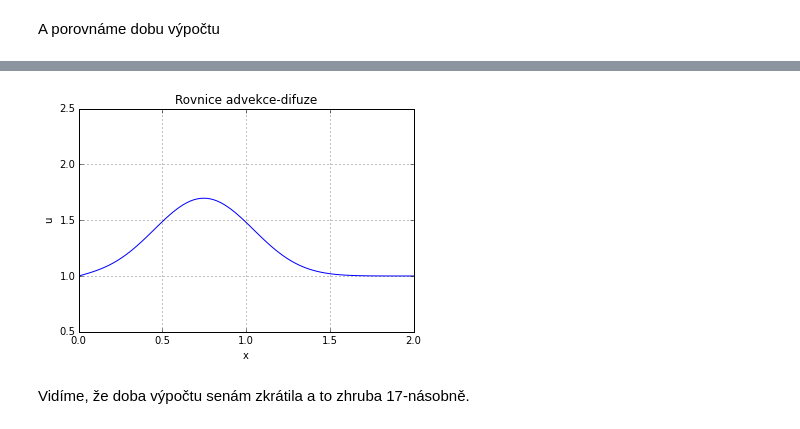
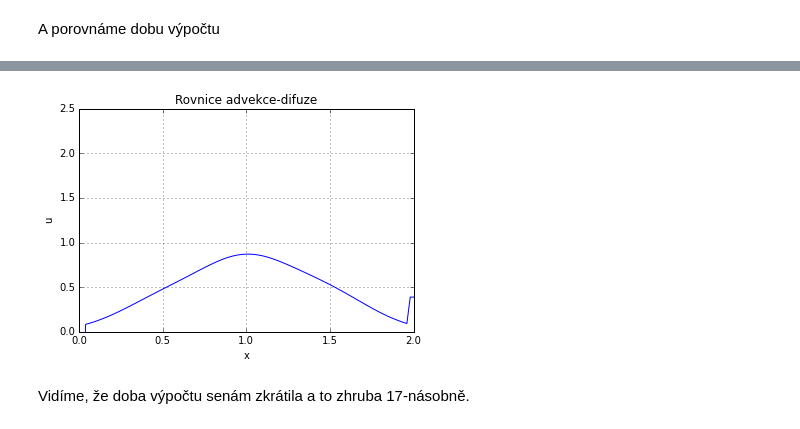
Before and after one commit to olowathor/F7785_-_Numericke_metody_v_astrofyzice, a Jupyter notebook: notebooks/Advekce-difuse.ipynb, the cells around one changed output, grey strips where cells are left out. Saved outputs shown, nothing was run; the diff lists cells and outputs as text; code cells hidden in the pictures.

Commit message:
Advekce...,Diff.ipynb,Rovnice_ad... modified and Difusion created

```diff
--- a/notebooks/Advekce-difuse.ipynb
+++ b/notebooks/Advekce-difuse.ipynb
@@ -31,6 +31,12 @@ def box_profile(x):
 def step_profile(x):
     u = np.ones_like(x); u[x > 1.5] = 0
     return u
+
+## Gaussian profile
+def gaussian(x):
+    mu = 1.0
+    sig2 = 0.1
+    return 1.0/(np.sqrt(2.*np.pi*sig2))*np.exp(-np.power(x - mu, 2.)/(2.0*sig2))
 # %% [markdown]
 Abychom se ujistili, že jsou naše počáteční podmínky správně, zobrazíme si tvar obou dvou profilů s využitím knihovny matplotlib
 # %%
@@ -88,10 +94,10 @@ def lax_method(time = 0.1, velocity=0.0):
     cas = 0.0
 
     while cas < t_end:
-        uu = np.copy(u)
+
         for i in range(1, len(u)-1):
-            u[i] = 0.5*(uu[i+1]+u[i-1]) - 0.5*v*dt/dx*(uu[i] - uu[i-1]) +\
-            D*dt/(dx**2.0)*(uu[i+1]-2*uu[i]+uu[i-1])
+            u[i] = 0.5*(u[i+1]+u[i-1]) - 0.5*v*dt/dx*(u[i] - u[i-1]) +\
+            D*dt/(dx**2.0)*(u[i+1]-2*u[i]+u[i-1])
         cas = cas + dt
 
     return x,u
@@ -113,7 +119,7 @@ Jak je vidno, metoda pracuje relativně dobře, nicméně není příliš efekti
 
 Tuto část však lze výrazně urychlit využitím *slice* indexování (více viz. [Slicing](http://docs.scipy.org/doc/numpy-1.10.0/reference/arrays.indexing.html)). Výhodou je, že v této formě lze použít vektorový přístup při výpočtu, což významně zefektivní výpočet. Přepíšeme tedy předchozí metodu do této vektorové formy s pomocí již zmíněného *slice* indexování
 # %%
-def lax_method(time = 0.1, velocity=0.0):
+def lax_method(time = 0.09, velocity=0.1):
 
     number_of_points = 100
 
@@ -122,20 +128,29 @@ def lax_method(time = 0.1, velocity=0.0):
     t_end = time
 
     dx = 2./(number_of_points-1)
-    dt = 0.2*dx**2.0/D
+
+    cdif = 0.4
+    ccfl = 0.4
+    diffusion_time = cdif*dx**2/(2.0*D)
+    advection_time = ccfl*dx/v
+    dt = max(diffusion_time,advection_time)
+
+    print dt
 
     x = np.linspace(0, 2, number_of_points)
 
-    u = box_profile(x)
+    u = gaussian(x)
 
     cas = 0.0
 
+    alpha = v*dt/dx
+    beta = D*dt/dx**2.0
+
     while cas < t_end:
-        uu = np.copy(u)
 
-        u[1:-1] = uu[1:-1]-0.5*v*dt/dx*(uu[1:-1]-uu[:-2])+\
-        D*dt/(dx**2.0)*(uu[2:]-2.0*uu[1:-1]+uu[0:-2])
-
+        u[1:-1] = u[:-2]*(0.5+alpha/2.0+beta)-2.0*beta*u[1:-1]+u[2:]*(0.5-alpha/2.0+beta)
+        u[0] = 0.
+        u[number_of_points-1] = u[number_of_points-2]
         cas = cas + dt
 
     return x,u
@@ -143,5 +158,5 @@ def lax_method(time = 0.1, velocity=0.0):
 A porovnáme dobu výpočtu
 # %%
 %time x,u = lax_method()
-plot_result(x,u,title='Rovnice advekce-difuze')
+plot_result(x,u,title='Rovnice advekce-difuze',ymin=0.0)
 # %% [output]
@@ -150,4 +166,4 @@ Wall time: 2.44 ms
-[figure, old version]
+[figure, new version]
 # %% [markdown]
 Vidíme, že doba výpočtu senám zkrátila a to zhruba 17-násobně.
 # %% [markdown]
```
Also changed, not shown: parts of 3 cells of this notebook, 2 other files.
